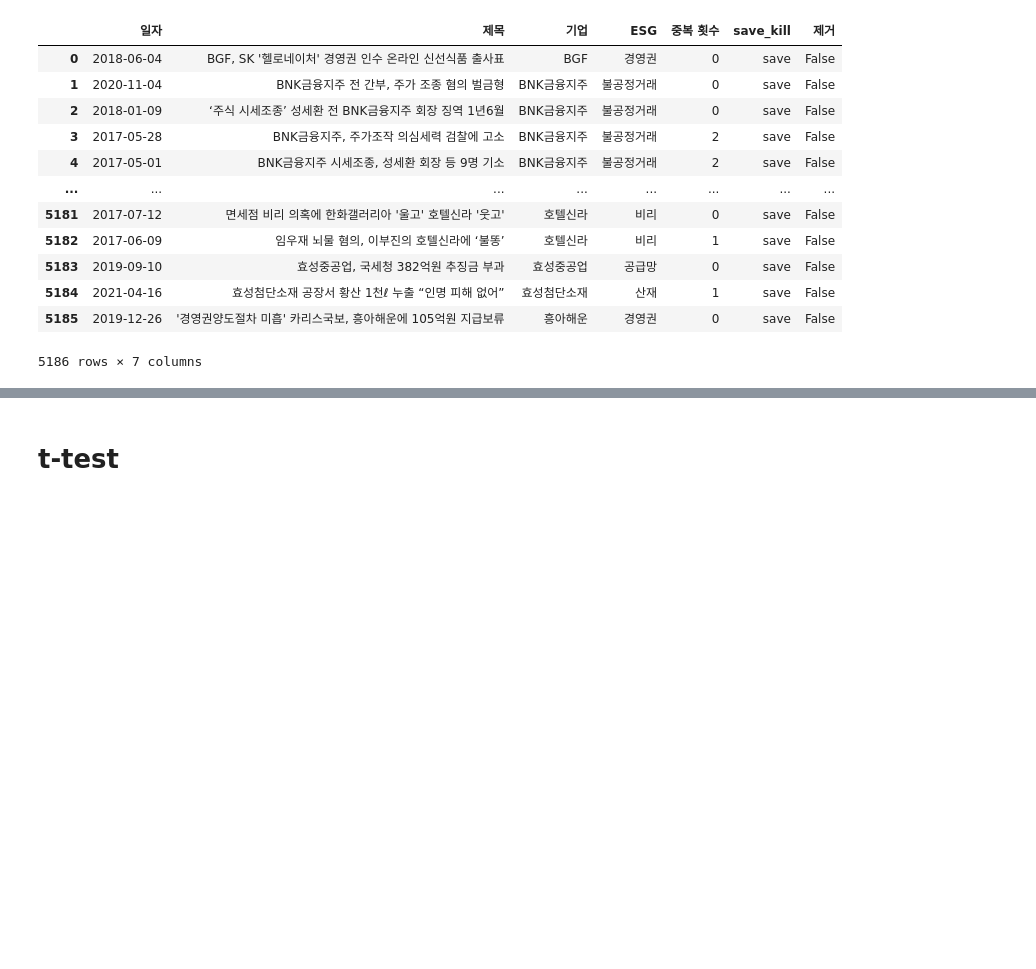
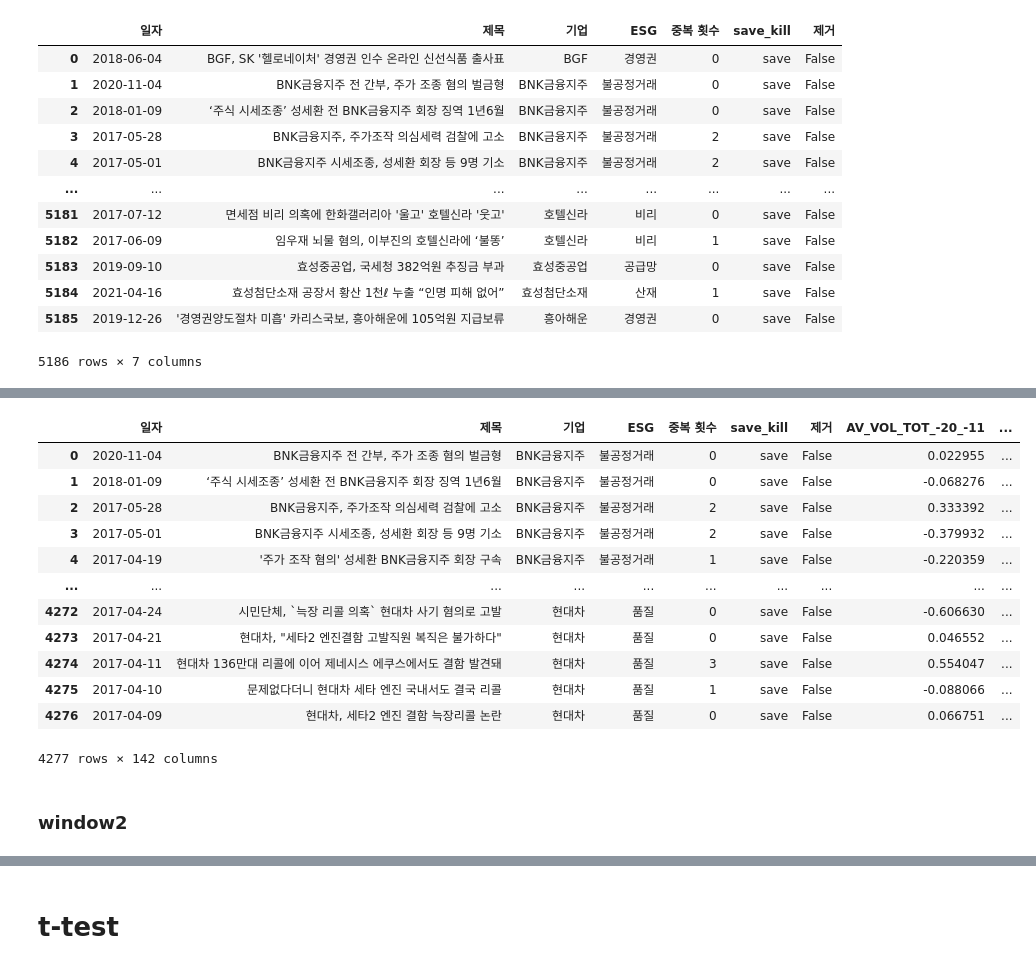
Before and after one commit to bang-js/finance_econ, a Jupyter notebook: ESG_news/news_stock_vol_no_refine.ipynb, the cells around one changed output, grey strips where cells are left out. Saved outputs shown, nothing was run; the diff lists cells and outputs as text; code cells hidden in the pictures; blank space fills up the shorter version.

```diff
--- a/ESG_news/news_stock_vol_no_refine.ipynb
+++ b/ESG_news/news_stock_vol_no_refine.ipynb
@@ -432,0 +457,18 @@ df3
+# %%
+df3_day.dropna(inplace=True)
+df3_day.reset_index(inplace=True,drop=True)
+df3_day
+# %% [output]
+|  | 일자 | 제목 | 기업 | ESG | 중복 횟수 | save_kill | 제거 | AV_VOL_TOT_-20_-11 | ... |
+| 0 | 2020-11-04 | BNK금융지주 전 간부, 주가 조종 혐의 벌금형 | BNK금융지주 | 불공정거래 | 0 | save | False | 0.022955 | ... |
+| 1 | 2018-01-09 | ‘주식 시세조종’ 성세환 전 BNK금융지주 회장 징역 1년6월 | BNK금융지주 | 불공정거래 | 0 | save | False | -0.068276 | ... |
+| 2 | 2017-05-28 | BNK금융지주, 주가조작 의심세력 검찰에 고소 | BNK금융지주 | 불공정거래 | 2 | save | False | 0.333392 | ... |
+| 3 | 2017-05-01 | BNK금융지주 시세조종, 성세환 회장 등 9명 기소 | BNK금융지주 | 불공정거래 | 2 | save | False | -0.379932 | ... |
+| 4 | 2017-04-19 | '주가 조작 혐의' 성세환 BNK금융지주 회장 구속 | BNK금융지주 | 불공정거래 | 1 | save | False | -0.220359 | ... |
+| ... | ... | ... | ... | ... | ... | ... | ... | ... | ... |
+| 4272 | 2017-04-24 | 시민단체, `늑장 리콜 의혹` 현대차 사기 혐의로 고발 | 현대차 | 품질 | 0 | save | False | -0.606630 | ... |
+| 4273 | 2017-04-21 | 현대차, "세타2 엔진결함 고발직원 복직은 불가하다" | 현대차 | 품질 | 0 | save | False | 0.046552 | ... |
+| 4274 | 2017-04-11 | 현대차 136만대 리콜에 이어 제네시스 에쿠스에서도 결함 발견돼 | 현대차 | 품질 | 3 | save | False | 0.554047 | ... |
+| 4275 | 2017-04-10 | 문제없다더니 현대차 세타 엔진 국내서도 결국 리콜 | 현대차 | 품질 | 1 | save | False | -0.088066 | ... |
+| 4276 | 2017-04-09 | 현대차, 세타2 엔진 결함 늑장리콜 논란 | 현대차 | 품질 | 0 | save | False | 0.066751 | ... |
+4277 rows × 142 columns
@@ -432,0 +478,2 @@ df3
+# %% [markdown]
+### window2
```
Also changed, not shown: parts of 47 cells of this notebook, 1 other file.
